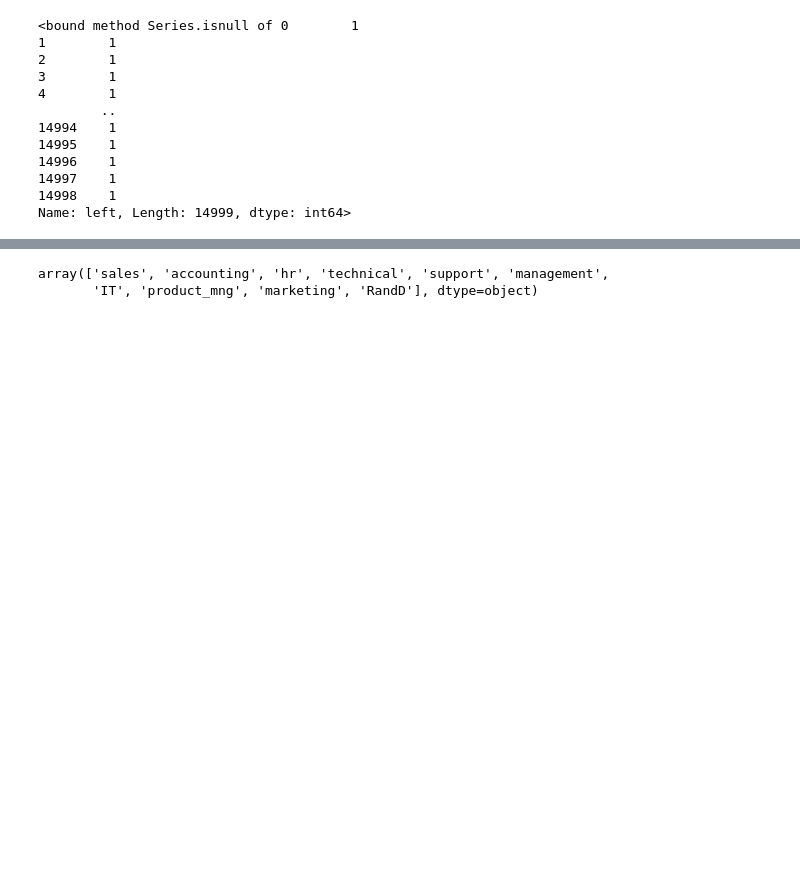
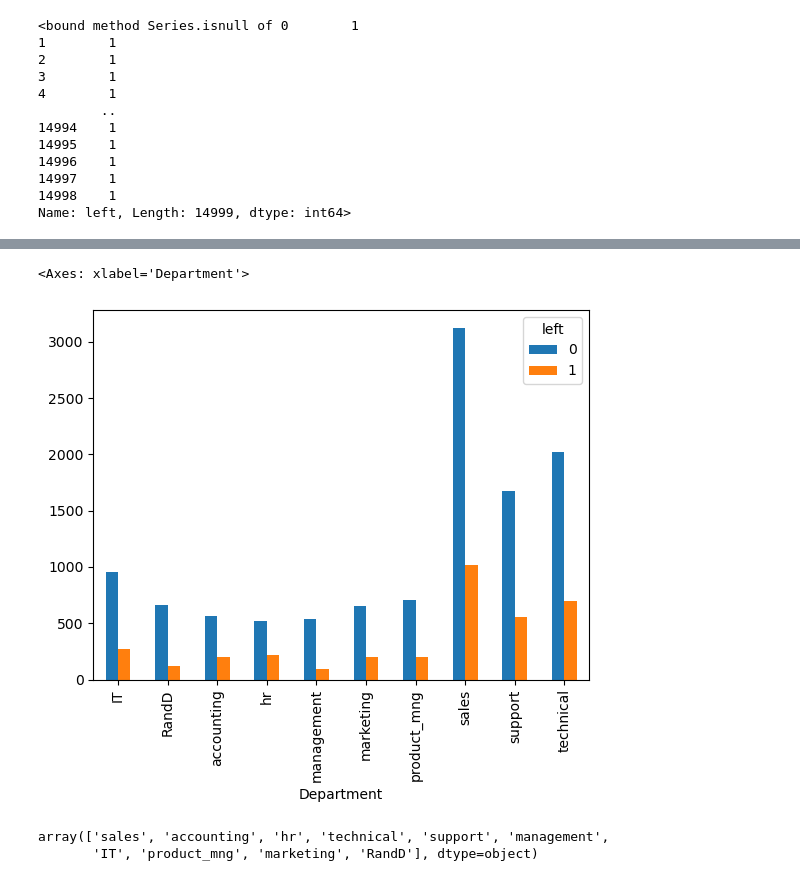
Before and after one commit to kaustubhKolhe99/python, a Jupyter notebook: machine-learning/logistic-regression/HR-dept.ipynb, the cells around one changed output, grey strips where cells are left out. Cells and saved outputs as stored; diff of their text form; code cells hidden in the pictures; blank space fills up the shorter version.

```diff
--- a/machine-learning/logistic-regression/HR-dept.ipynb
+++ b/machine-learning/logistic-regression/HR-dept.ipynb
@@ -56,3 +43,8 @@ plt.scatter(df.time_spend_company, df.left)
+# %%
+pd.crosstab(df.Department, df.left).plot(kind='bar')
+# %% [output]
+<Axes: xlabel='Department'>
+[figure, added]
 # %%
 df.Department.unique()
 # %% [output]
```
Also changed, not shown: parts of 8 cells of this notebook.
